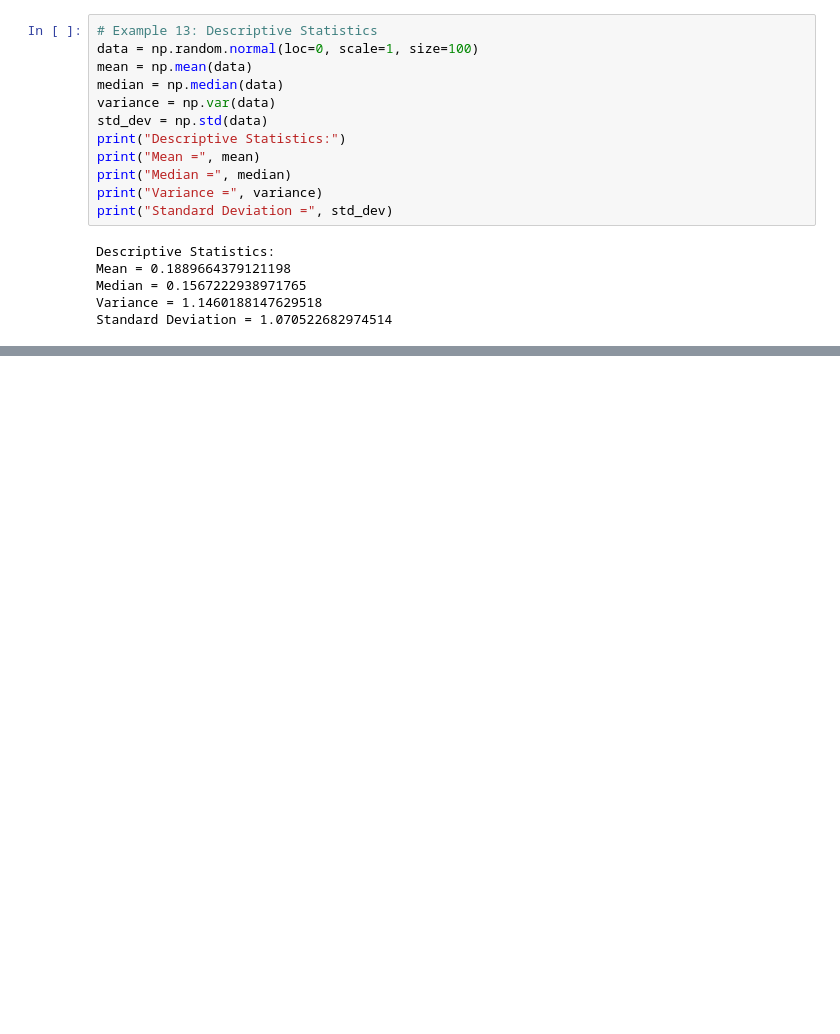
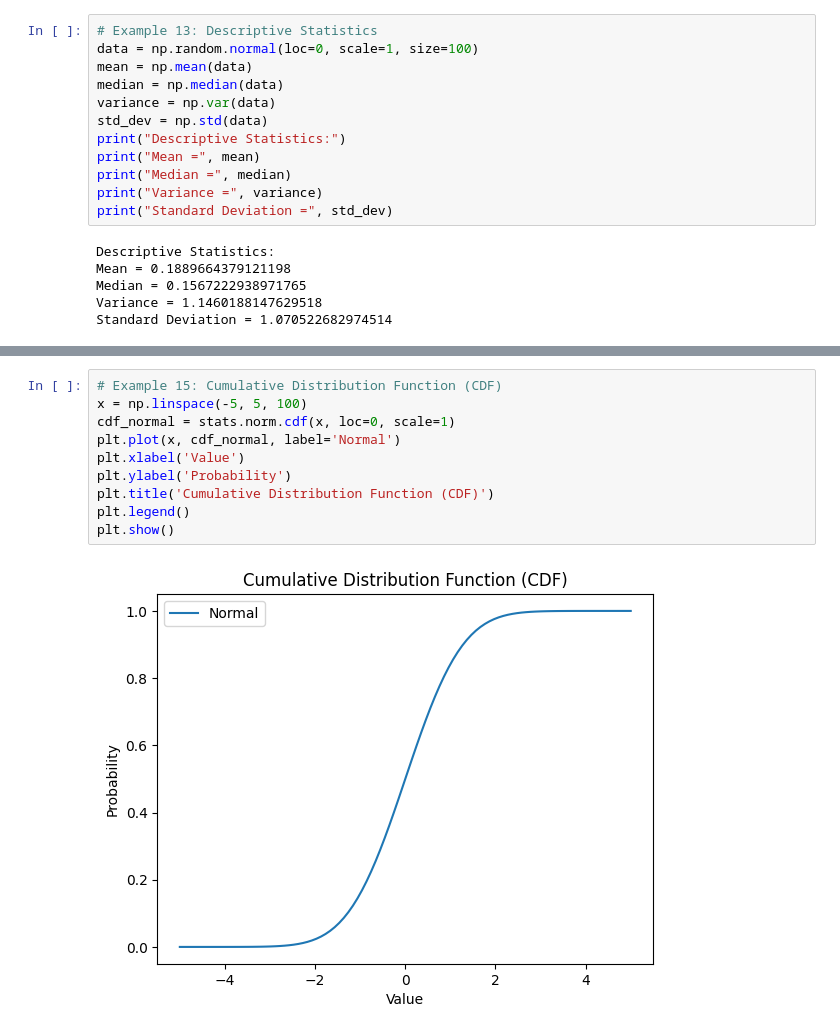
Before and after one commit to rvigneshwaran/datascience-implementations, a Jupyter notebook: 01-data-science-fundamentals/05-scipy-demonstration/07-statistics-example.ipynb, the cells around one changed output, grey strips where cells are left out. Cells and saved outputs as stored; diff of their text form; blank space fills up the shorter version.

```diff
--- a/01-data-science-fundamentals/05-scipy-demonstration/07-statistics-example.ipynb
+++ b/01-data-science-fundamentals/05-scipy-demonstration/07-statistics-example.ipynb
@@ -157,0 +170,12 @@ Standard Deviation = 1.070522682974514
+# %%
+# Example 15: Cumulative Distribution Function (CDF)
+x = np.linspace(-5, 5, 100)
+cdf_normal = stats.norm.cdf(x, loc=0, scale=1)
+plt.plot(x, cdf_normal, label='Normal')
+plt.xlabel('Value')
+plt.ylabel('Probability')
+plt.title('Cumulative Distribution Function (CDF)')
+plt.legend()
+plt.show()
+# %% [output]
+[figure, added]
```
Also changed, not shown: parts of 6 cells of this notebook.
